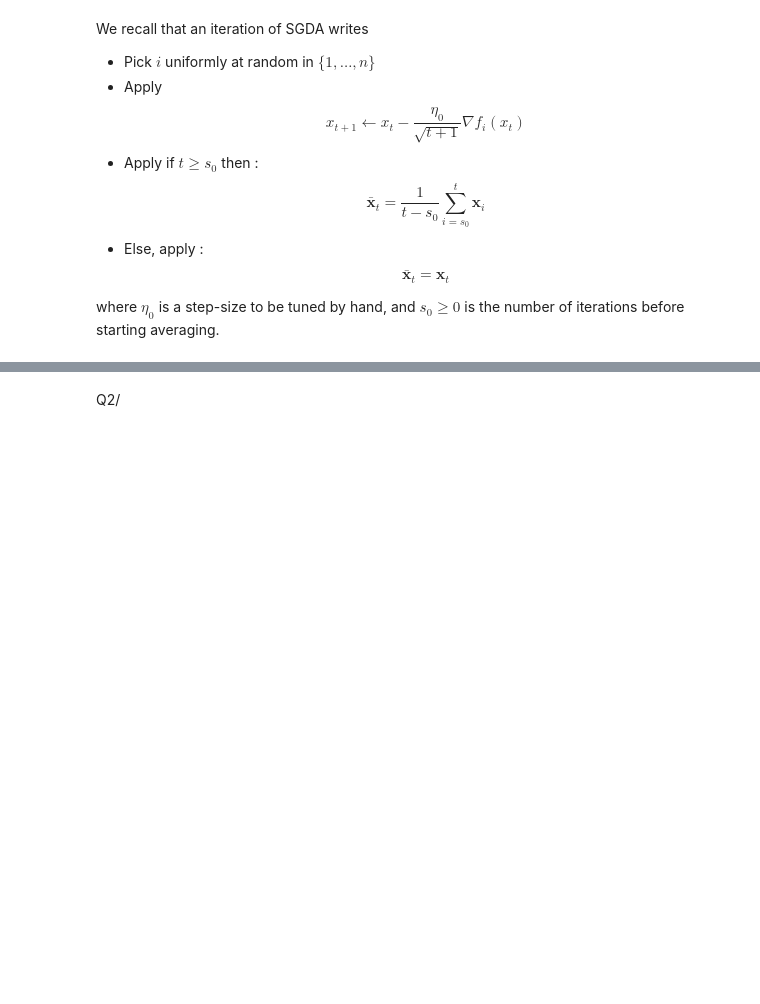
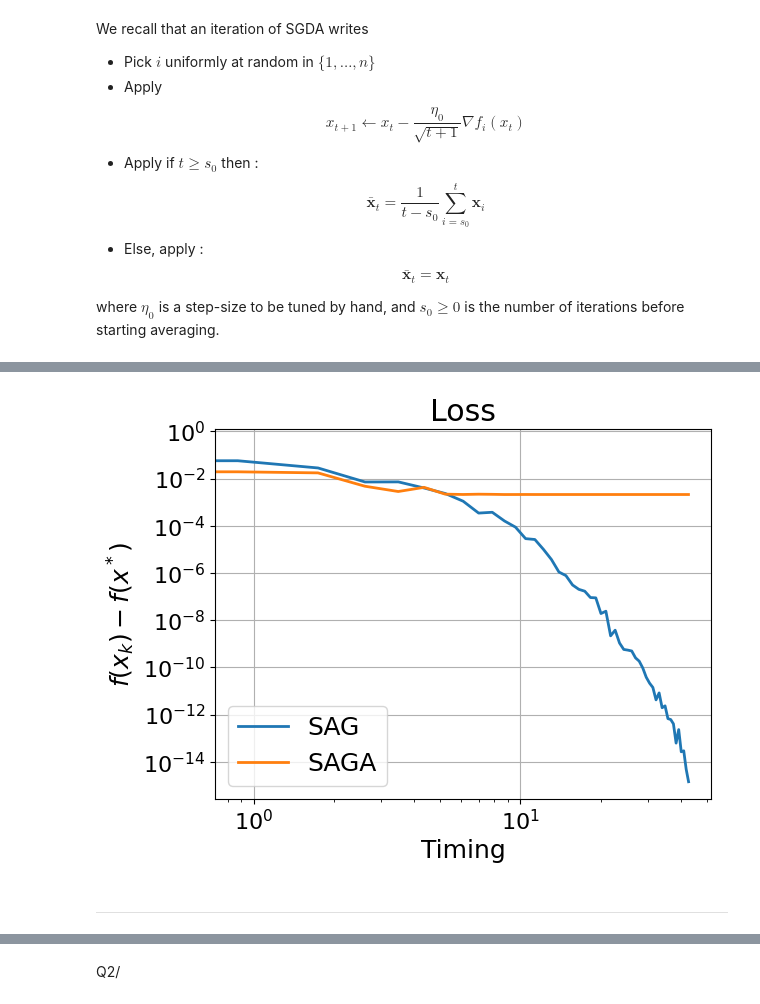
Before and after one commit to BryanBradfo/optimisation-algorithms, a Jupyter notebook: lab2_chen_bryan_and_devilder_alice.ipynb, the cells around one changed output, grey strips where cells are left out. Saved outputs shown, nothing was run; the diff lists cells and outputs as text; code cells hidden in the pictures; blank space fills up the shorter version.

```diff
--- a/lab2_chen_bryan_and_devilder_alice.ipynb
+++ b/lab2_chen_bryan_and_devilder_alice.ipynb
@@ -751 +803,7 @@ monitor_saga.run(x_init, random_indices, grad_i, n_iter * n, step, args=(A, b, l
+# %%
+plot_time(monitors, solvers, xscale='log')
+# %% [output]
+[figure, added]
+# %% [markdown]
+-----
 # %% [markdown]
```
Also changed, not shown: parts of 51 cells of this notebook.
